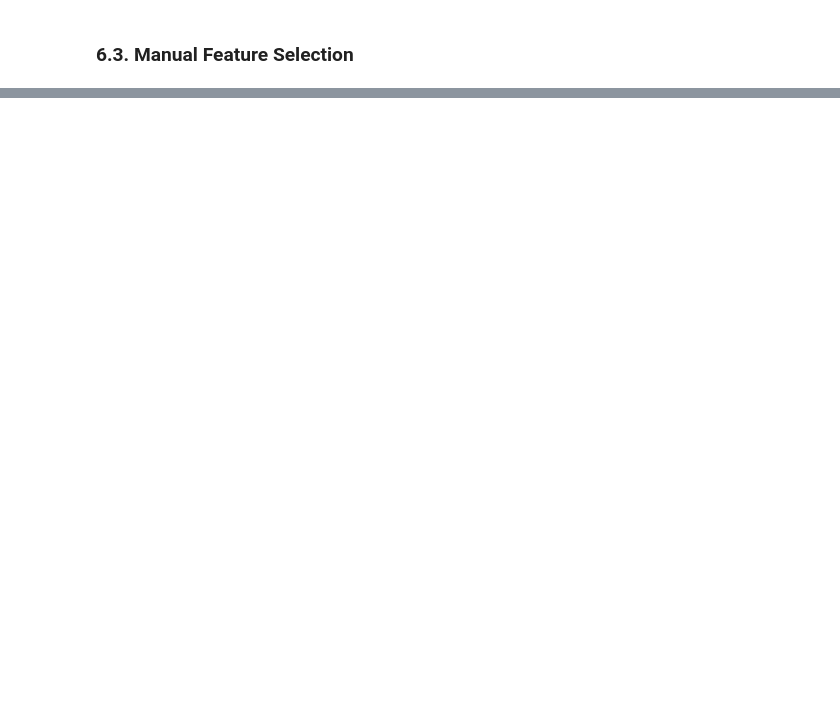
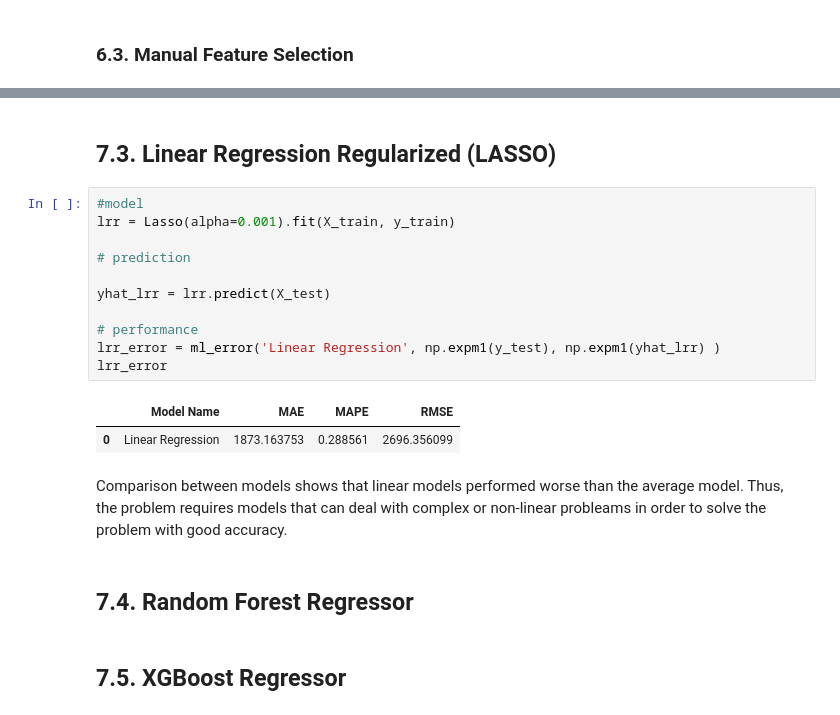
Before and after one commit to pedropscf/1-Rossman-Sales-Prediction, a Jupyter notebook: m05_vid01_store_sales_prediction.ipynb, the cells around one changed output, grey strips where cells are left out. Drawn from its saved outputs; the diff is of its cells as text; blank space fills up the shorter version.

```diff
--- a/m05_vid01_store_sales_prediction.ipynb
+++ b/m05_vid01_store_sales_prediction.ipynb
@@ -964,0 +986,22 @@ cols_selected_boruta.extend(feat_to_add)
+# %% [markdown]
+## 7.3. Linear Regression Regularized (LASSO)
+# %%
+#model
+lrr = Lasso(alpha=0.001).fit(X_train, y_train)
+
+# prediction
+
+yhat_lrr = lrr.predict(X_test)
+
+# performance
+lrr_error = ml_error('Linear Regression', np.expm1(y_test), np.expm1(yhat_lrr) )
+lrr_error
+# %% [output]
+|  | Model Name | MAE | MAPE | RMSE |
+| 0 | Linear Regression | 1873.163753 | 0.288561 | 2696.356099 |
+# %% [markdown]
+Comparison between models shows that linear models performed worse than the average model. Thus, the problem requires models that can deal with complex or non-linear probleams in order to solve the problem with good accuracy.
+# %% [markdown]
+## 7.4. Random Forest Regressor
+# %% [markdown]
+## 7.5. XGBoost Regressor
```
Also changed, not shown: parts of 18 cells of this notebook.
